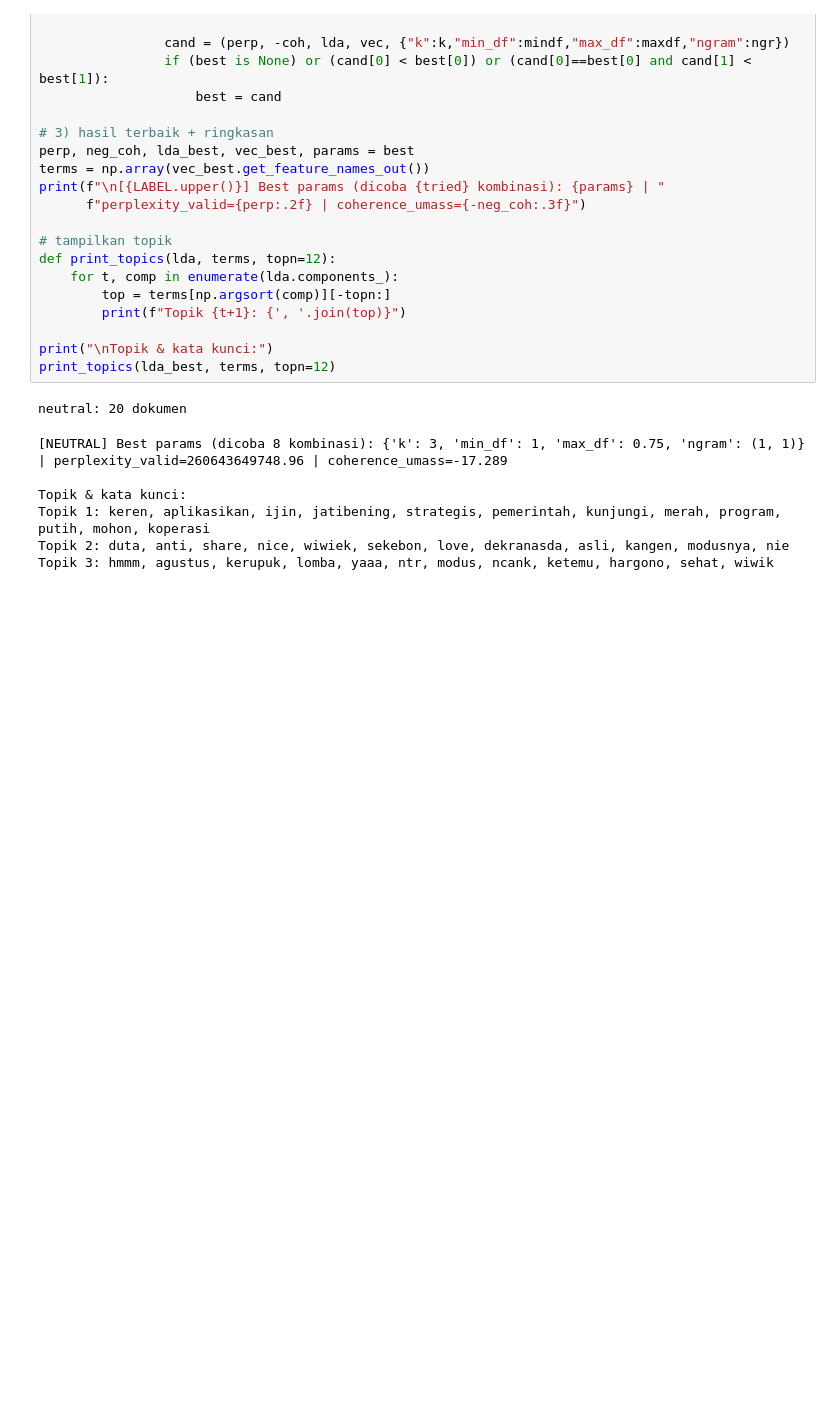
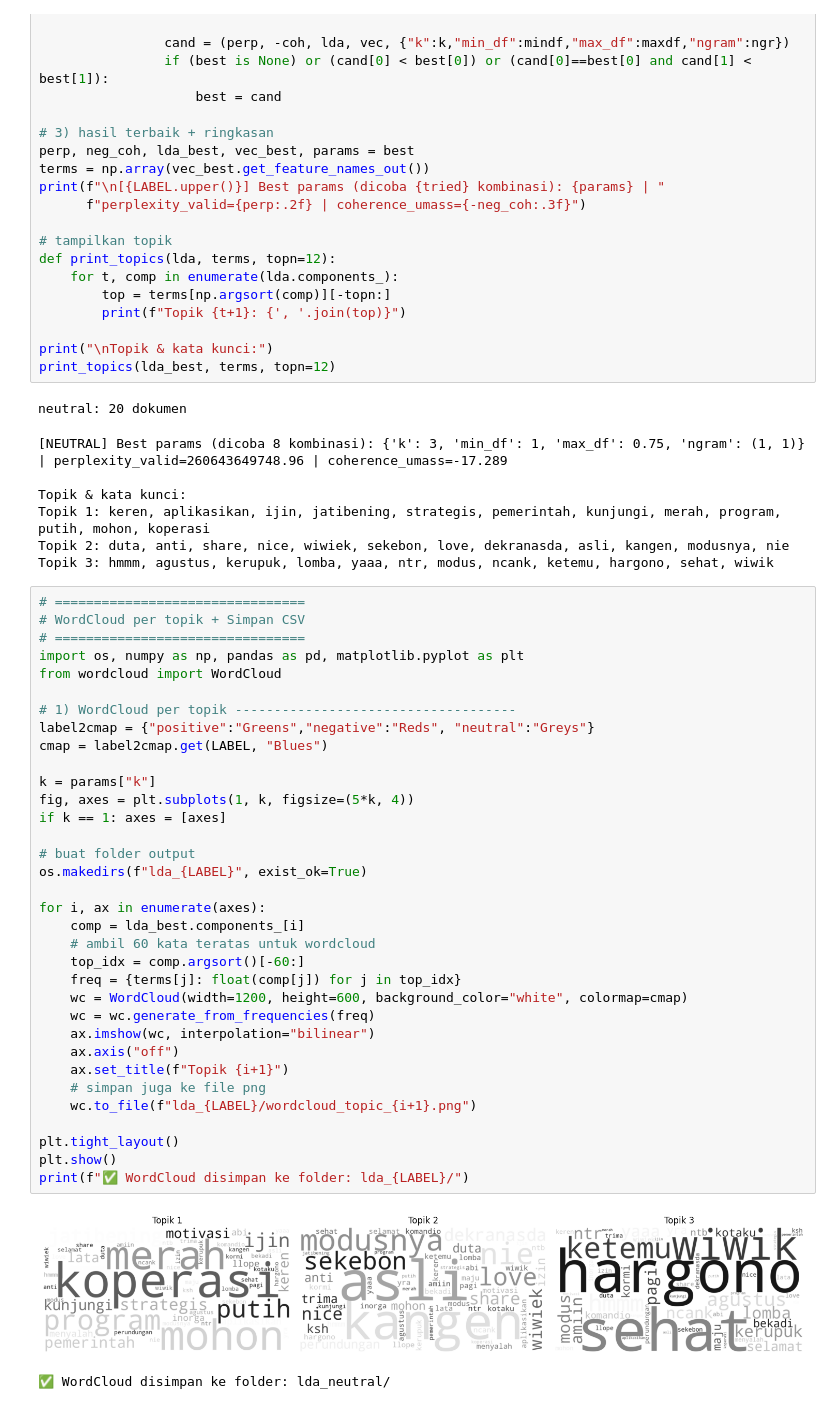
Before and after one commit to danzgaming21/G1401221059_Muhammad-Abdan-Rofi, a Jupyter notebook: Analisis_Sentimen_Media_Sosial_Ibu_Wiwiek.ipynb, the cells around one changed output. Drawn from its saved outputs; the diff is of its cells as text; blank space fills up the shorter version.

```diff
--- a/Analisis_Sentimen_Media_Sosial_Ibu_Wiwiek.ipynb
+++ b/Analisis_Sentimen_Media_Sosial_Ibu_Wiwiek.ipynb
@@ -724,3 +724,40 @@ Topik & kata kunci:
 Topik 1: keren, aplikasikan, ijin, jatibening, strategis, pemerintah, kunjungi, merah, program, putih, mohon, koperasi
 Topik 2: duta, anti, share, nice, wiwiek, sekebon, love, dekranasda, asli, kangen, modusnya, nie
 Topik 3: hmmm, agustus, kerupuk, lomba, yaaa, ntr, modus, ncank, ketemu, hargono, sehat, wiwik
+# %%
+# ================================
+# WordCloud per topik + Simpan CSV
+# ================================
+import os, numpy as np, pandas as pd, matplotlib.pyplot as plt
+from wordcloud import WordCloud
+
+# 1) WordCloud per topik ------------------------------------
+label2cmap = {"positive":"Greens","negative":"Reds", "neutral":"Greys"}
+cmap = label2cmap.get(LABEL, "Blues")
+
+k = params["k"]
+fig, axes = plt.subplots(1, k, figsize=(5*k, 4))
+if k == 1: axes = [axes]
+
+# buat folder output
+os.makedirs(f"lda_{LABEL}", exist_ok=True)
+
+for i, ax in enumerate(axes):
+    comp = lda_best.components_[i]
+    # ambil 60 kata teratas untuk wordcloud
+    top_idx = comp.argsort()[-60:]
+    freq = {terms[j]: float(comp[j]) for j in top_idx}
+    wc = WordCloud(width=1200, height=600, background_color="white", colormap=cmap)
+    wc = wc.generate_from_frequencies(freq)
+    ax.imshow(wc, interpolation="bilinear")
+    ax.axis("off")
+    ax.set_title(f"Topik {i+1}")
+    # simpan juga ke file png
+    wc.to_file(f"lda_{LABEL}/wordcloud_topic_{i+1}.png")
+
+plt.tight_layout()
+plt.show()
+print(f"✅ WordCloud disimpan ke folder: lda_{LABEL}/")
+# %% [output]
+[figure, added]
+✅ WordCloud disimpan ke folder: lda_neutral/
```
